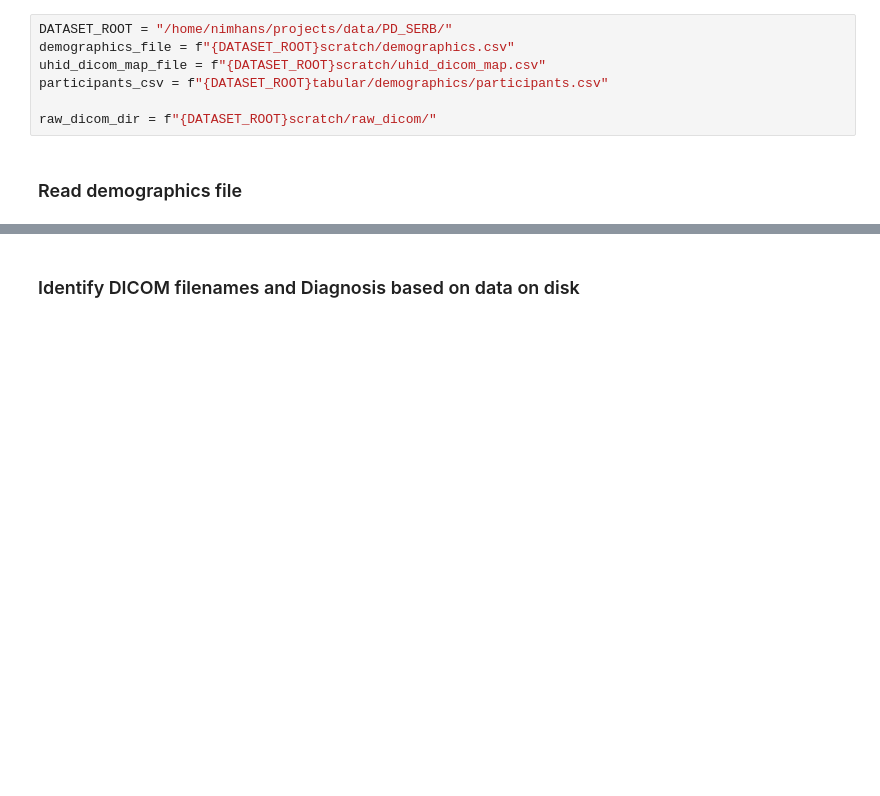
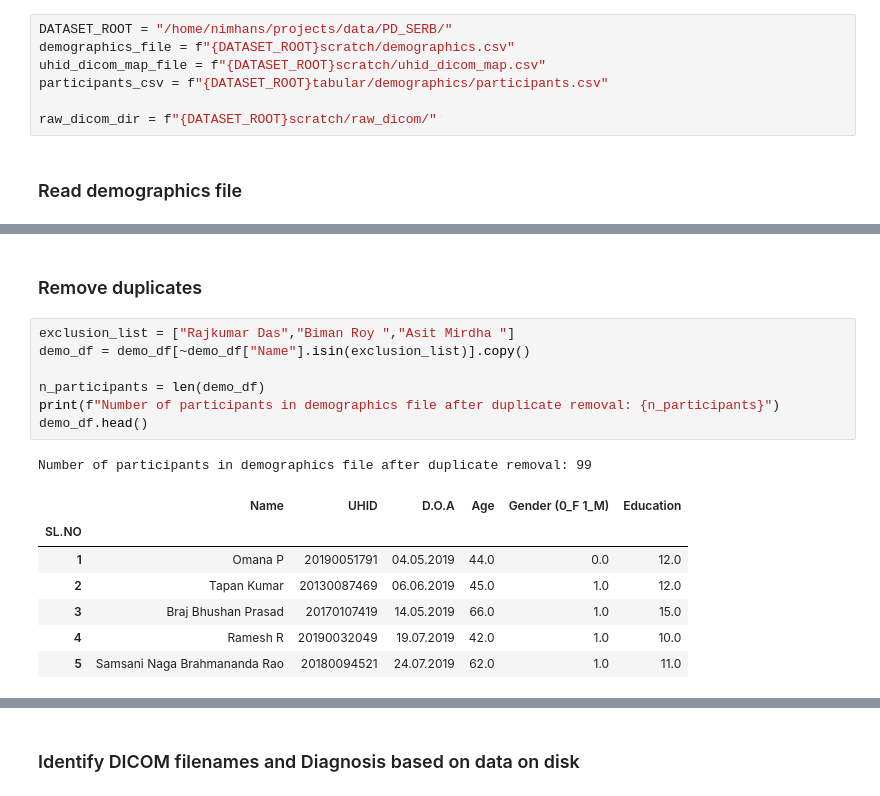
Before and after one commit to nipoppy/nipoppy, a Jupyter notebook: workflow/dicom_org/1_participant_naming.ipynb, the cells around one changed output, grey strips where cells are left out. Saved outputs shown, nothing was run; the diff lists cells and outputs as text; blank space fills up the shorter version.

```diff
--- a/workflow/dicom_org/1_participant_naming.ipynb
+++ b/workflow/dicom_org/1_participant_naming.ipynb
@@ -26,0 +56,18 @@ demo_df.head()
+# %% [markdown]
+### Remove duplicates
+# %%
+exclusion_list = ["Rajkumar Das","Biman Roy ","Asit Mirdha "]
+demo_df = demo_df[~demo_df["Name"].isin(exclusion_list)].copy()
+
+n_participants = len(demo_df)
+print(f"Number of participants in demographics file after duplicate removal: {n_participants}")
+demo_df.head()
+# %% [output]
+Number of participants in demographics file after duplicate removal: 99
+|  | Name | UHID | D.O.A | Age | Gender (0_F 1_M) | Education |
+| SL.NO |  |  |  |  |  |  |
+| 1 | Omana P | 20190051791 | 04.05.2019 | 44.0 | 0.0 | 12.0 |
+| 2 | Tapan Kumar | 20130087469 | 06.06.2019 | 45.0 | 1.0 | 12.0 |
+| 3 | Braj Bhushan Prasad | 20170107419 | 14.05.2019 | 66.0 | 1.0 | 15.0 |
+| 4 | Ramesh R | 20190032049 | 19.07.2019 | 42.0 | 1.0 | 10.0 |
+| 5 | Samsani Naga Brahmananda Rao | 20180094521 | 24.07.2019 | 62.0 | 1.0 | 11.0 |
```
Also changed, not shown: parts of 21 cells of this notebook, 8 other files.
